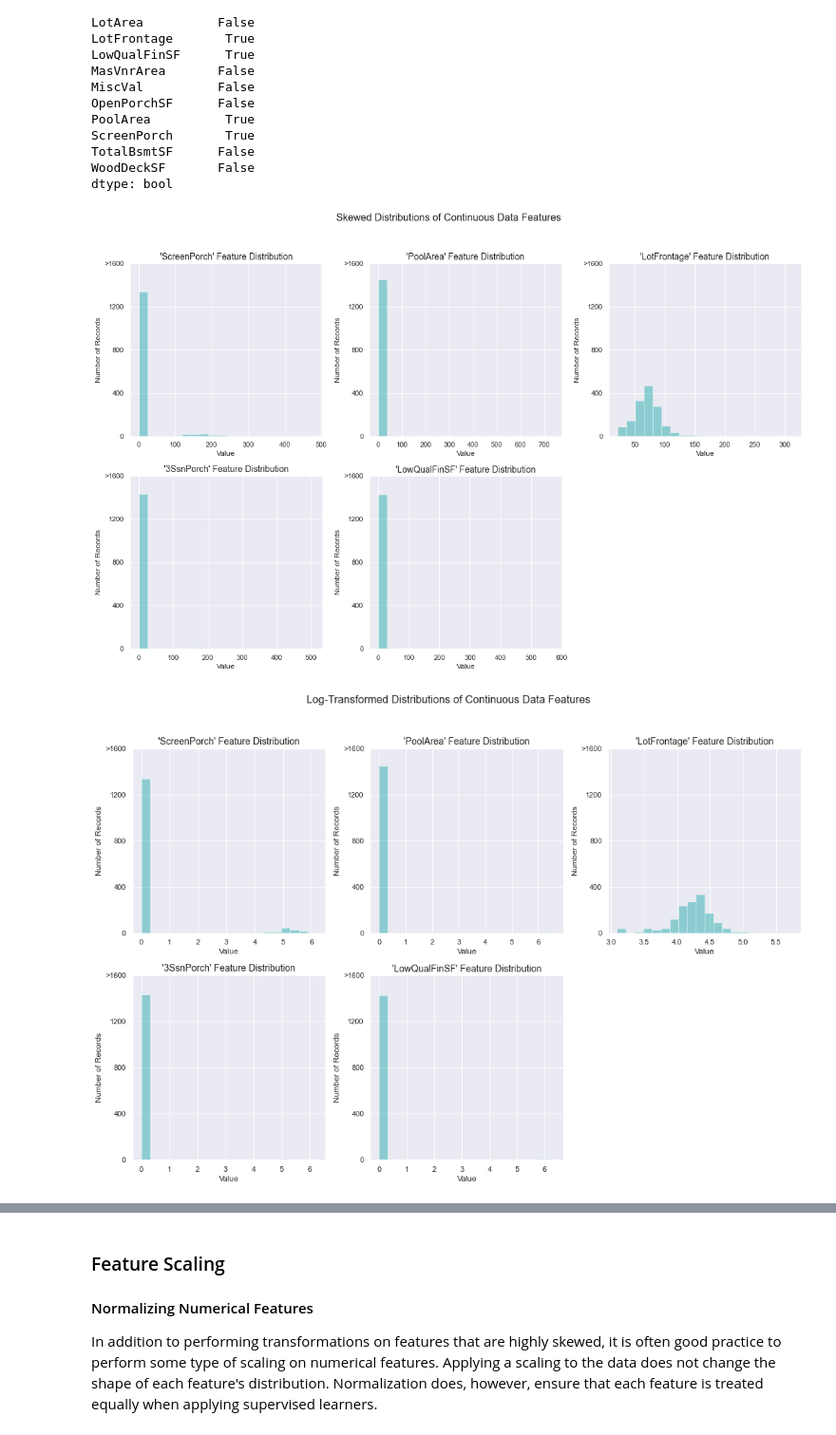
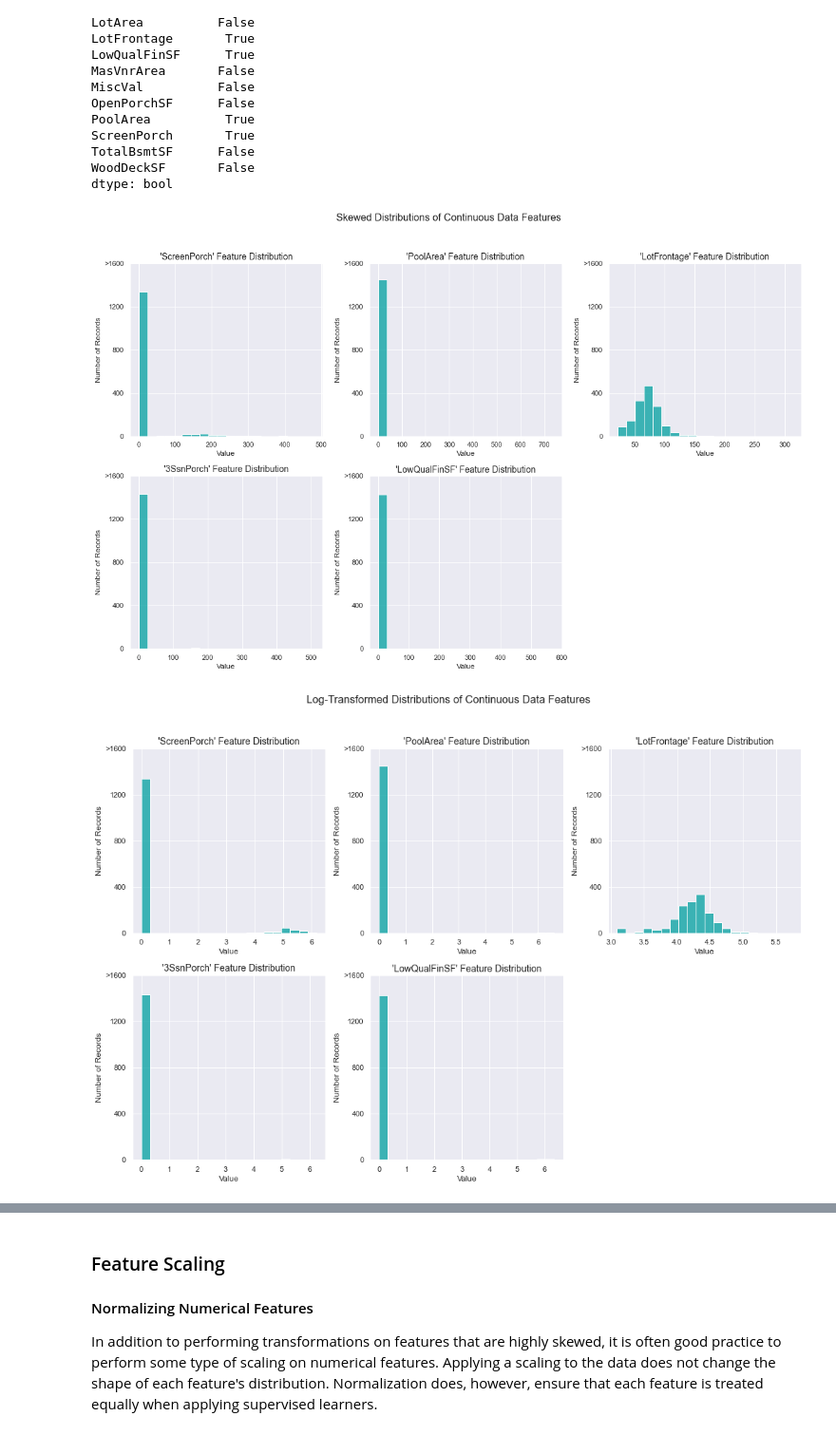
Before and after one commit to sean-a-ward/housing-comp, a Jupyter notebook: notebooks/0.2.1-saw-data-preparation.ipynb, the cells around one changed output, grey strips where cells are left out. Shown: that part at 95% size. Drawn from its saved outputs; the diff is of its cells as text; code cells hidden in the pictures.

```diff
--- a/notebooks/0.2.1-saw-data-preparation.ipynb
+++ b/notebooks/0.2.1-saw-data-preparation.ipynb
@@ -373,7 +369,7 @@ fig = plt.figure(figsize = (16,10));
 # Skewed feature plotting
 for i, feature in enumerate(skewed):
     ax = fig.add_subplot(2, 3, i+1)
-    sns.distplot(features_imputed[feature], kde=False, bins=20, color='#00A0A0')
+    sns.histplot(features_imputed[feature], bins=20, color='#00A0A0')
     ax.set_title("'%s' Feature Distribution"%(feature), fontsize = 14)
     ax.set_xlabel("Value")
     ax.set_ylabel("Number of Records")
@@ -390,32 +386,34 @@ fig.tight_layout()
 # Uncomment this line to save the figure.
 # plt.savefig('../reports/figures/Skewed_Distributions.svg')
 # %% [output]
-[figure, old version]
+[figure, new version]
 # %%
 features_log_xformed = pd.DataFrame(data = features_imputed)
+
+# Since the logarithm of 0 is undefined, translate values a small amount to apply the logarithm successfully
 features_log_xformed[skewed] = features_imputed[skewed].apply(lambda x: np.log(x + 1))
 
 fig = plt.figure(figsize = (15,10));
 
 # Skewed feature plotting
 for i, feature in enumerate(skewed):
     ax = fig.add_subplot(2, 3, i+1)
-    sns.distplot(features_log_xformed[feature], kde=False, bins=20, color='#00A0A0')
+    sns.histplot(features_log_xformed[feature], bins=20, color='#00A0A0')
     ax.set_title("'%s' Feature Distribution"%(feature), fontsize = 14)
     ax.set_xlabel("Value")
     ax.set_ylabel("Number of Records")
     ax.set_ylim((0, 1600))
     ax.set_yticks([0, 400, 800, 1200, 1600])
     ax.set_yticklabels([0, 400, 800, 1200, ">1600"])
 
 # Plot aesthetics
 fig.suptitle("Log-Transformed Distributions of Continuous Data Features", \
         fontsize = 16, y = 1.03)
 
 fig.tight_layout()
 
 # Uncomment this line to save the figure.
 # plt.savefig('../reports/figures/Log_Xformed_Distributions.svg')
 # %% [output]
-[figure, old version]
+[figure, new version]
 # %% [markdown]
```
Also changed, not shown: parts of 9 cells of this notebook, 2 other files.
